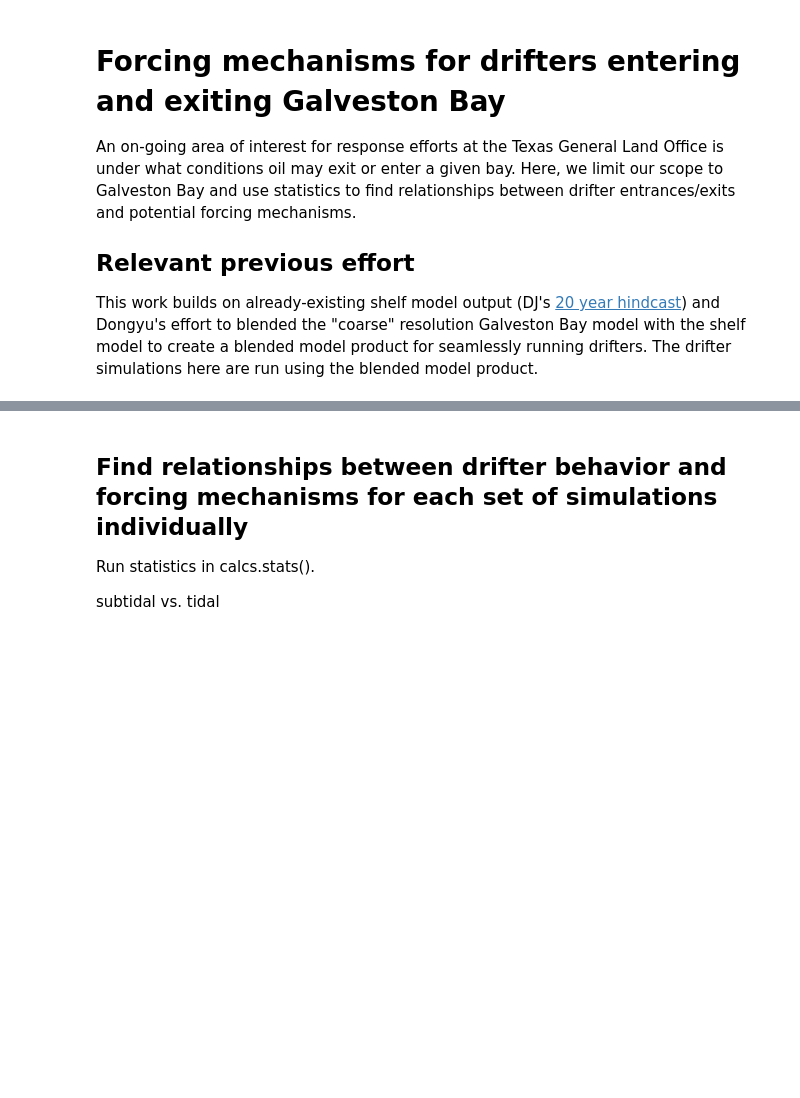
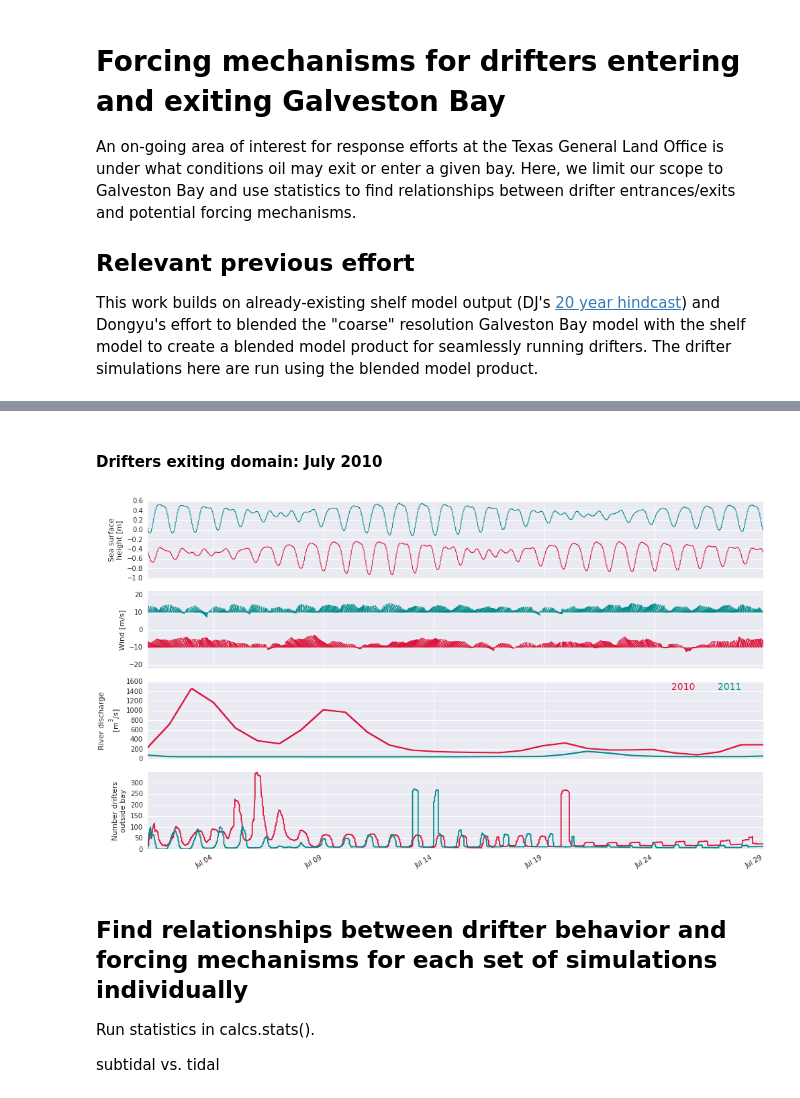
Before and after one commit to kthyng/bay, a Jupyter notebook: summary.ipynb, the cells around one changed output, grey strips where cells are left out. Cells and saved outputs as stored; diff of their text form; code cells hidden in the pictures; blank space fills up the shorter version.

```diff
--- a/summary.ipynb
+++ b/summary.ipynb
@@ -52,3 +81,9 @@ This was all done on hafen, but the df files have been copied to Tahoma too.
+# %% [markdown]
+#### Drifters exiting domain: July 2010
+# %%
+plots.conditions(season='summer', direction='forward')
+# %% [output]
+[figure, added]
 # %% [markdown]
 ## Find relationships between drifter behavior and forcing mechanisms for each set of simulations individually
 
```
Also changed, not shown: parts of 23 cells of this notebook, 2 other files.
